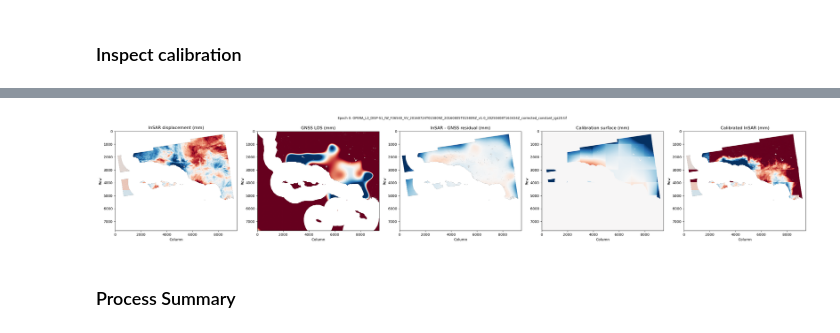
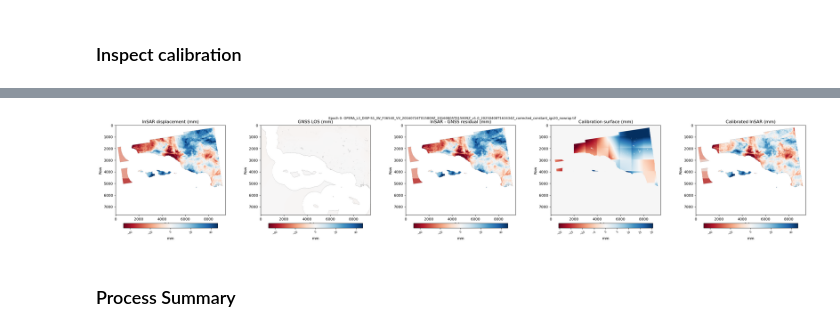
Before and after one commit to opera-adt/Venti, a Jupyter notebook: notebooks/calibration_workflow.ipynb, the cells around one changed output, grey strips where cells are left out. Cells and saved outputs as stored; diff of their text form; code cells hidden in the pictures.

Commit message:
Correction to gnss vel estimation

```diff
--- a/notebooks/calibration_workflow.ipynb
+++ b/notebooks/calibration_workflow.ipynb
@@ -242,7 +248,6 @@ if grid_type == "variable":
         method="rbf",
     )
     gnss_los_displacement_0 -= gnss_los_displacement_0[refy, refx]
-    gnss_los_displacement_0 *= 1000.0  # m -> mm
     print(
         f"Epoch 0 ({_ref_0:.3f} -> {_sec_0:.3f}): "
         f"LOS range [{gnss_los_displacement_0.min():.2f}, {gnss_los_displacement_0.max():.2f}] mm"
@@ -260,7 +265,7 @@ sta_row = (N - gnss.station_gdf.geometry.y.values) / (N - S) * ny
 sta_col = (gnss.station_gdf.geometry.x.values - W) / (E - W) * nx
 
 if grid_type == "constant":
-    data_mm  = gnss_los_velocity * 1000.0
+    data_mm  = gnss_los_velocity
     cb_label = "LOS velocity (mm/yr)"
     title    = "GNSS LOS velocity field"
 elif grid_type == "variable":
@@ -362,6 +367,11 @@ if downsample_factor > 1:
     suffix += f"_downsample{downsample_factor}"
 if tropo_dir is not None:
     suffix += "_tropo"
+if not apply_unwrap_correction:
+    suffix += "_nowrap"
+
+# Half-wavelength for Sentinel-1 C-band in mm: λ/2 = 0.0555/2 * 1000
+_WAVELENGTH_MM = 0.0555 / 2 * 1000  # 27.75 mm — one InSAR fringe in displacement units
 
 output_files = []
 
@@ -385,8 +395,8 @@ for tropo_file, disp_file in tqdm(matched_files, desc="Calibrating"):
 
     # GNSS LOS for this epoch
     if grid_type == "constant":
-        # Scale velocity (m/yr -> mm) by the epoch time span
-        gnss_los = gnss_los_velocity * (ref_date - sec_date) * 1000.0
+        # sec_date > ref_date (OPERA convention), so (sec_date - ref_date) > 0.
+        gnss_los = gnss_los_velocity * (sec_date - ref_date)
     else:
         # Epoch-specific displacement directly from station files
         gnss_los = gnss.compute_displacement_los(
@@ -398,7 +408,6 @@ for tropo_file, disp_file in tqdm(matched_files, desc="Calibrating"):
             netcdf_file=disp_file,
             method="rbf",
         )
-        gnss_los *= 1000.0   # m -> mm
         gnss_los -= gnss_los[refy, refx]
 
     # Apply valid-pixel mask
@@ -406,8 +415,10 @@ for tropo_file, disp_file in tqdm(matched_files, desc="Calibrating"):
     valid_mask = (~disp_mask) & mask
     disp = np.where(valid_mask, disp, np.nan)
 
-    # Unwrap error correction
-    disp = correct_region_offset(input_disp=disp, mask=mask)
+    # Unwrap error correction (optional).
+    # wavelength is passed in mm to match the mm-scaled displacement.
+    if apply_unwrap_correction:
+        disp = correct_region_offset(input_disp=disp, mask=mask, wavelength=_WAVELENGTH_MM)
 
     if isinstance(disp, np.ma.MaskedArray):
         disp = disp.filled(np.nan)
@@ -492,31 +498,29 @@ insar_gnss_residual = np.where(mask, disp_debug - gnss_los_debug, np.nan)
 
 _vmax  = np.nanpercentile(np.abs(np.where(mask, disp_debug, np.nan)), 98)
 _rvmax = np.nanpercentile(np.abs(insar_gnss_residual), 98)
+_csmax = np.nanpercentile(np.abs(cal_surface_debug), 98) if cal_surface_debug is not None else 1.0
 
 fig, axes = plt.subplots(1, 5, figsize=(28, 5))
 
-axes[0].imshow(np.where(mask, disp_debug, np.nan), cmap="RdBu_r", vmin=-_vmax, vmax=_vmax)
-axes[0].set_title("InSAR displacement (mm)")
+panels = [
+    (axes[0], np.where(mask, disp_debug, np.nan),    _vmax,  "InSAR displacement (mm)"),
+    (axes[1], np.where(mask, gnss_los_debug, np.nan), _vmax,  "GNSS LOS (mm)"),
+    (axes[2], insar_gnss_residual,                    _rvmax, "InSAR - GNSS residual (mm)"),
+    (axes[3], cal_surface_debug,                      _csmax, "Calibration surface (mm)"),
+    (axes[4], np.where(mask, corrected_mm, np.nan),   _vmax,  "Calibrated InSAR (mm)"),
+]
 
-axes[1].imshow(np.where(mask, gnss_los_debug, np.nan), cmap="RdBu_r", vmin=-_vmax, vmax=_vmax)
-axes[1].set_title("GNSS LOS (mm)")
-
-axes[2].imshow(insar_gnss_residual, cmap="RdBu_r", vmin=-_rvmax, vmax=_rvmax)
-axes[2].set_title("InSAR - GNSS residual (mm)")
-
-if cal_surface_debug is not None:
-    _csmax = np.nanpercentile(np.abs(cal_surface_debug), 98)
-    axes[3].imshow(cal_surface_debug, cmap="RdBu_r", vmin=-_csmax, vmax=_csmax)
-    axes[3].set_title("Calibration surface (mm)")
-else:
-    axes[3].set_visible(False)
-
-axes[4].imshow(np.where(mask, corrected_mm, np.nan), cmap="RdBu_r", vmin=-_vmax, vmax=_vmax)
-axes[4].set_title("Calibrated InSAR (mm)")
-
-for ax in axes:
+for ax, data, vmax, title in panels:
+    if data is None:
+        ax.set_visible(False)
+        continue
+    im = ax.imshow(data, cmap="RdBu", vmin=-vmax, vmax=vmax)
+    ax.set_title(title)
     ax.set_xlabel("Column")
     ax.set_ylabel("Row")
+    cb = fig.colorbar(im, ax=ax, orientation="horizontal", pad=0.08, fraction=0.046)
+    cb.set_label("mm")
+    cb.ax.tick_params(labelsize=7, rotation=30)
 
 plt.suptitle(f"Epoch 0: {output_files[0].name}", fontsize=9)
 plt.tight_layout()
@@ -526,4 +530,4 @@ plt.show()
-[figure, old version]
+[figure, new version]
 # %% [markdown]
 ### Process Summary
 # %%
```
Also changed, not shown: parts of 9 cells of this notebook, 2 other files.
